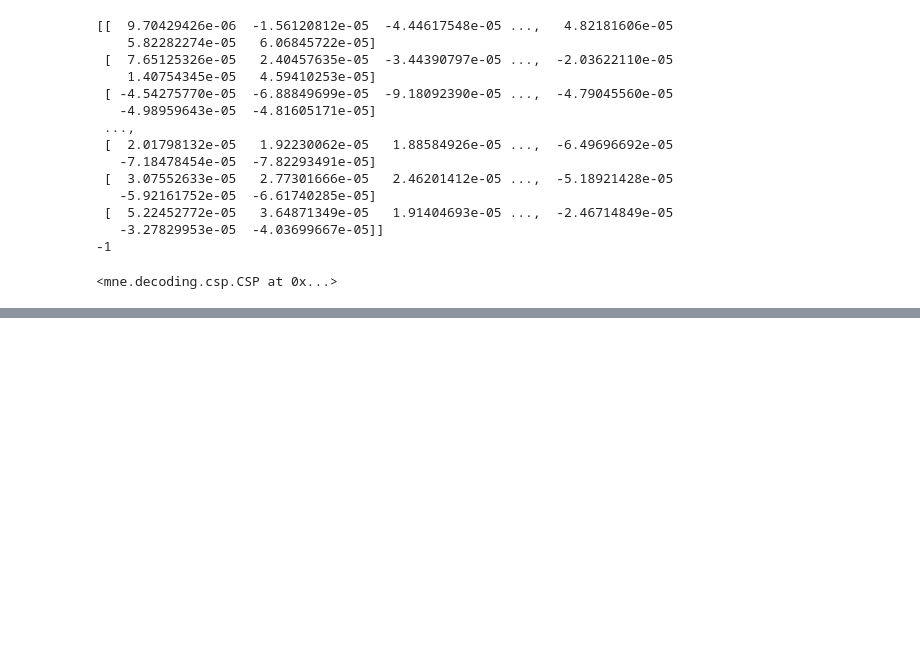
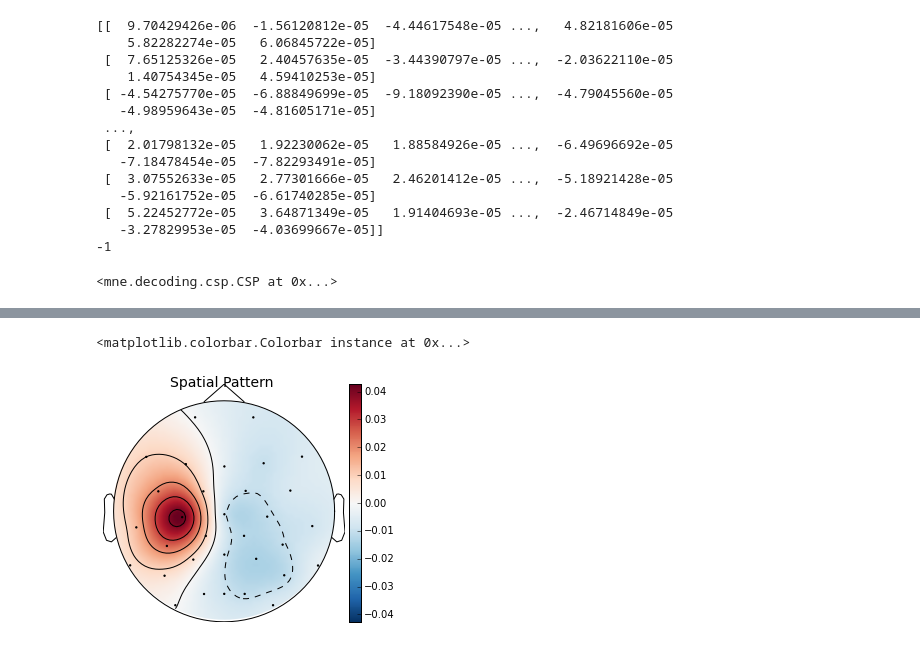
Before and after one commit to jrubin01/grasp-and-lift, a Jupyter notebook: benchmark_csp_logisticregression.ipynb, the cells around one changed output, grey strips where cells are left out. Drawn from its saved outputs; the diff is of its cells as text; code cells hidden in the pictures; blank space fills up the shorter version.

```diff
--- a/benchmark_csp_logisticregression.ipynb
+++ b/benchmark_csp_logisticregression.ipynb
@@ -401,0 +458,3 @@ array([[ 0.14284158, -0.0124476 , -1.15181086, ..., -0.32848577,
+# %%
+# prepare topoplot
+_,epos,_,_,_ = _prepare_topo_plot(epochs,'eeg',None)
@@ -401,0 +463,11 @@ array([[ 0.14284158, -0.0124476 , -1.15181086, ..., -0.32848577,
+# %%
+# plot first pattern
+pattern = csp.patterns_[0,:]
+pattern -= pattern.mean()
+ix = np.argmax(abs(pattern))
+# the parttern is sign invariant.
+# invert it for display purpose
+if pattern[ix]>0:
+    sign = 1.0
+else:
+    sign = -1.0
@@ -401,0 +476,12 @@ array([[ 0.14284158, -0.0124476 , -1.15181086, ..., -0.32848577,
+# %%
+fig, ax_topo = plt.subplots(1, 1, figsize=(12, 4))
+title = 'Spatial Pattern'
+fig.suptitle(title, fontsize=14)
+img, _ = plot_topomap(sign*pattern,epos,axis=ax_topo,show=False)
+divider = make_axes_locatable(ax_topo)
+# add axes for colorbar
+ax_colorbar = divider.append_axes('right', size='5%', pad=0.05)
+plt.colorbar(img, cax=ax_colorbar)
+# %% [output]
+<matplotlib.colorbar.Colorbar instance at 0x...>
+[figure, added]
```
Also changed, not shown: parts of 18 cells of this notebook, 8 other files.
